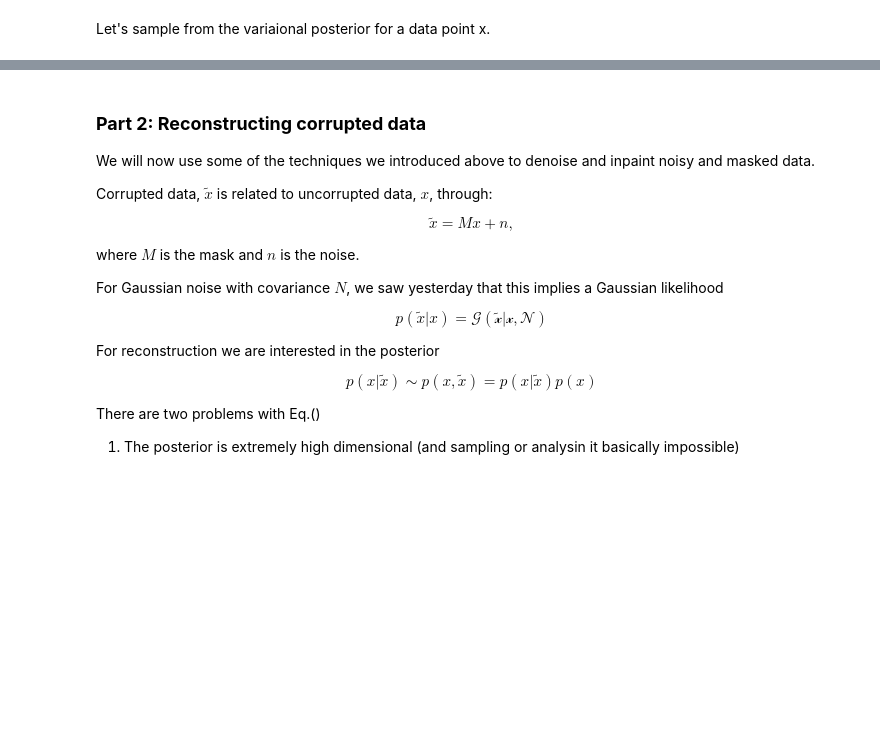
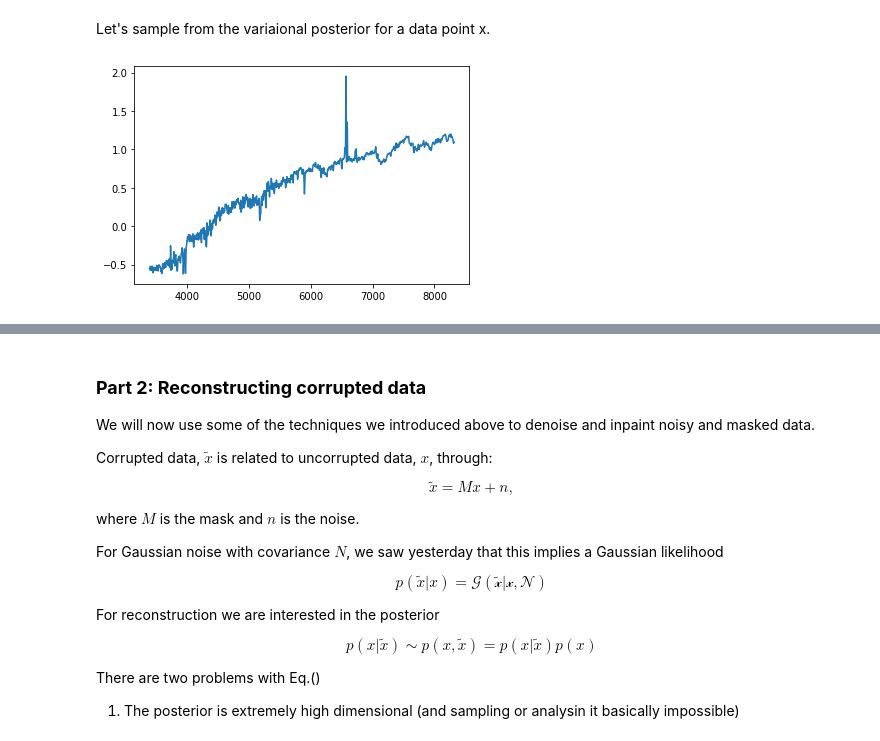
Before and after one commit to VMBoehm/ML_Lectures, a Jupyter notebook: ImprovingVAEs_and_VAEs_on_imperfect_data.ipynb, the cells around one changed output, grey strips where cells are left out. Drawn from its saved outputs; the diff is of its cells as text; code cells hidden in the pictures; blank space fills up the shorter version.

```diff
--- a/ImprovingVAEs_and_VAEs_on_imperfect_data.ipynb
+++ b/ImprovingVAEs_and_VAEs_on_imperfect_data.ipynb
@@ -794,6 +798,15 @@ def get_log_joint_prob(VAE, x):
         lpz   = VAE.prior.log_prob(z)
         return llh+lpz
     return log_joint_prob
+# %%
+# draw a data sample
+x = iter(test_dataloader).next()
+x = x[0:1]
+
+plt.plot(wl, np.squeeze(x))
+plt.show()
+# %% [output]
+[figure, added]
 # %%
 # TASK: initiate a Metropolis-Hastings alorithm for sampling p(z,x)
 # TASK: draw samples from p(z|x) for the nth entry in the test set
```
Also changed, not shown: parts of 7 cells of this notebook.
